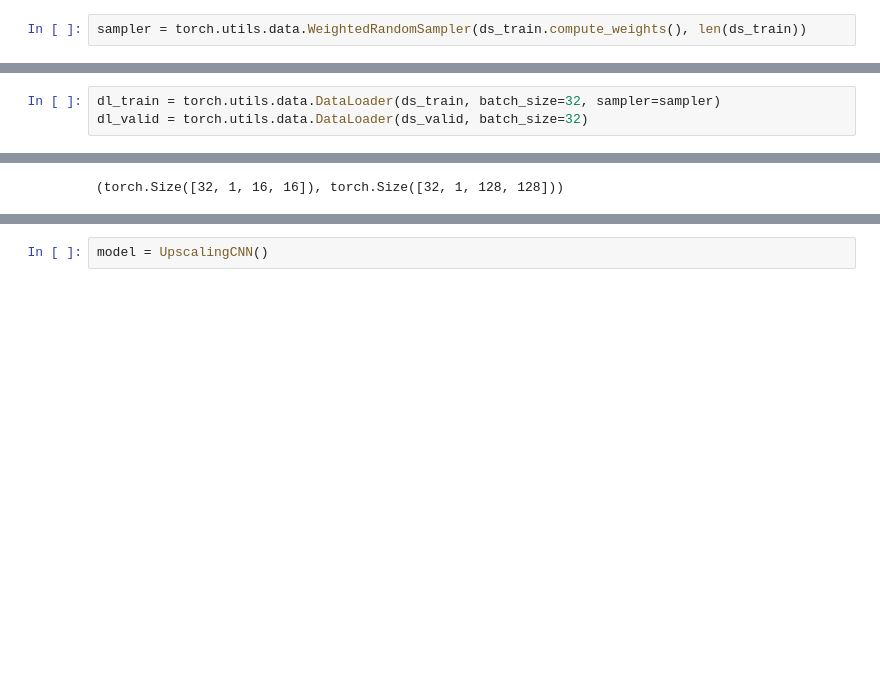
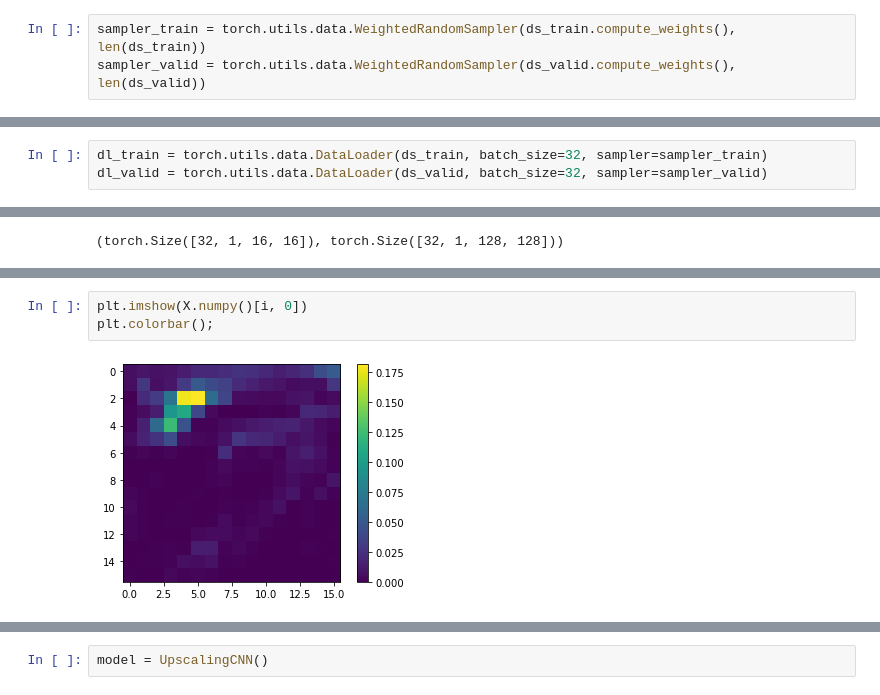
Before and after one commit to raspstephan/nwp-downscale, a Jupyter notebook: notebooks/05-First_CNN.ipynb, the cells around one changed output, grey strips where cells are left out. Drawn from its saved outputs; the diff is of its cells as text; blank space fills up the shorter version.

```diff
--- a/notebooks/05-First_CNN.ipynb
+++ b/notebooks/05-First_CNN.ipynb
@@ -50,2 +78,3 @@ len(ds_train), len(ds_valid)
 # %%
-sampler = torch.utils.data.WeightedRandomSampler(ds_train.compute_weights(), len(ds_train))
+sampler_train = torch.utils.data.WeightedRandomSampler(ds_train.compute_weights(), len(ds_train))
+sampler_valid = torch.utils.data.WeightedRandomSampler(ds_valid.compute_weights(), len(ds_valid))
@@ -52,3 +101,3 @@ sampler = torch.utils.data.WeightedRandomSampler(ds_train.compute_weights(), len
 # %%
-dl_train = torch.utils.data.DataLoader(ds_train, batch_size=32, sampler=sampler)
-dl_valid = torch.utils.data.DataLoader(ds_valid, batch_size=32)
+dl_train = torch.utils.data.DataLoader(ds_train, batch_size=32, sampler=sampler_train)
+dl_valid = torch.utils.data.DataLoader(ds_valid, batch_size=32, sampler=sampler_valid)
@@ -60,0 +260,5 @@ X.shape, y.shape
+# %%
+plt.imshow(X.numpy()[i, 0])
+plt.colorbar();
+# %% [output]
+[figure, added]
```
Also changed, not shown: parts of 42 cells of this notebook, 1 other file.
